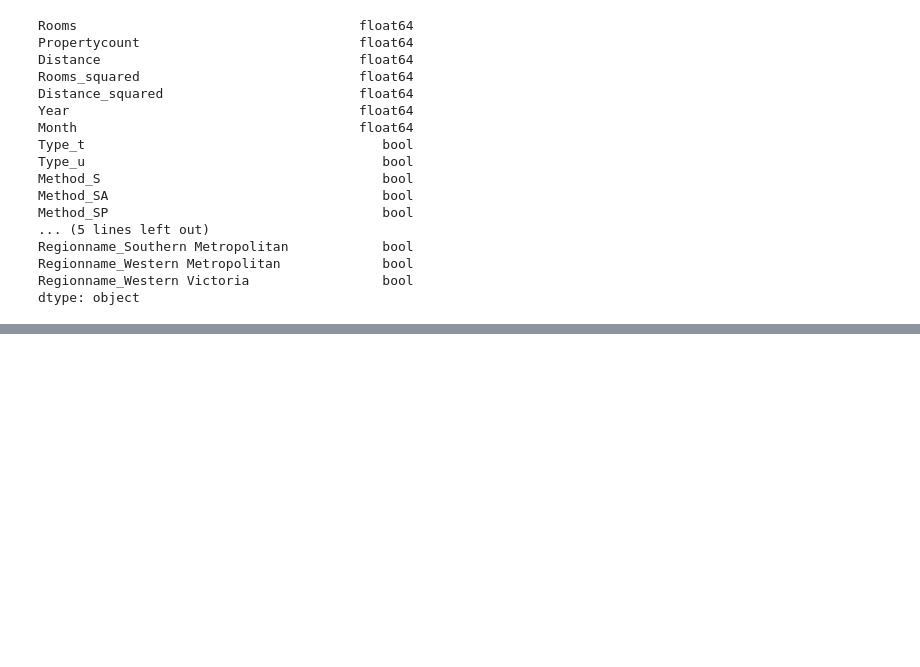
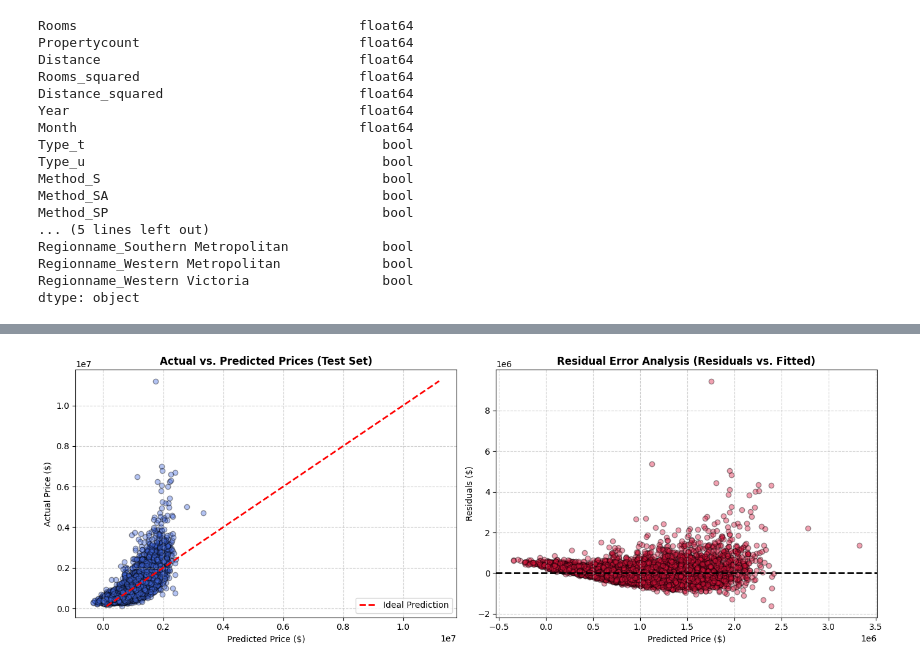
Before and after one commit to Dennnnnnnnnn/Machine-Learning-1, a Jupyter notebook: Lab1.ipynb, the cells around one changed output, grey strips where cells are left out. Cells and saved outputs as stored; diff of their text form; code cells hidden in the pictures; blank space fills up the shorter version.

```diff
--- a/Lab1.ipynb
+++ b/Lab1.ipynb
@@ -366,7 +371,7 @@ Regionname_Western Victoria                 bool
 dtype: object
 # %%
 #a2
-def fit_gradient_descent(X_inc, y, learning_rate=0.05, iterations=100000, tol=1e-9):
+def fit_gradient_descent(X_inc, y, learning_rate=0.05, iterations=100000, tol=1e-12):
     y_mean, y_std = y.mean(), y.std() #scale for faster convergence
     y_scaled = (y - y_mean) / y_std
 
@@ -609,21 +614,10 @@ Case 1: Refined model (18)   $393,191.20    $4,884.28  0.5524 0.0057
 # %%
-#3f
-#training and testing matrices with intercept
-X_tr_sig = np.hstack([np.ones((len(X_train), 1)), X_train[significant_cols].values.astype(float)])
-X_te_sig = np.hstack([np.ones((len(X_test), 1)), X_test[significant_cols].values.astype(float)])
-
 y_tr_vec = np.asarray(y_train_np, dtype=float)
 y_te_vec = np.asarray(y_test_np, dtype=float)
 
-#fit OLS
-beta_ols_final = np.linalg.pinv(X_tr_sig.T @ X_tr_sig) @ X_tr_sig.T @ y_tr_vec
-y_pred_ols = X_te_sig @ beta_ols_final #predict
-residuals_ols = y_te_vec - y_pred_ols
-
-#fit grad
-beta_gd_3f, iters_3f, _ = fit_gradient_descent(X_tr_sig, y_tr_vec)
-y_pred_gd = X_te_sig @ beta_gd_3f
-residuals_gd = y_te_vec - y_pred_gd
+test_results = []
+residuals_dict = {}
+y_preds_dict = {}
 
 def calculate_metrics(y_true, y_pred):
     res = y_true - y_pred
@@ -632,18 +626,64 @@ def calculate_metrics(y_true, y_pred):
     mape = np.mean(np.abs(res / y_true)) * 100
 
     ss_res = np.sum(res**2)
-    ss_tot = np.sum((y_true - np.mean(y_true))**2)
+    ss_tot = np.sum((y_true - np.mean(y_true)) ** 2)
     r2 = 1 - (ss_res / ss_tot)
     return mae, rmse, mape, r2
 
-mae_ols, rmse_ols, mape_ols, r2_ols = calculate_metrics(y_te_vec, y_pred_ols)
-mae_gd, rmse_gd, mape_gd, r2_gd = calculate_metrics(y_te_vec, y_pred_gd)
+for case_name, cols in feature_sets.items():
+    X_tr = np.hstack([np.ones((len(X_train), 1)), X_train[cols].values.astype(float)])
+    X_te = np.hstack([np.ones((len(X_test), 1)), X_test[cols].values.astype(float)])
 
-print("Test set performance:")
-print(f"Test MAE (OLS):  ${mae_ols:,.2f}")
-print(f"Test RMSE (OLS): ${rmse_ols:,.2f}")
-print(f"Test R² (OLS):   {r2_ols:.4f}")
-print(f"Test MAE (GD):  ${mae_gd:,.2f}")
-print(f"Test RMSE (GD): ${rmse_gd:,.2f}")
-print(f"Test R² (GD):   {r2_gd:.4f}")
+    beta_ols = np.linalg.pinv(X_tr.T @ X_tr) @ X_tr.T @ y_tr_vec #ols
+    y_pred_ols = X_te @ beta_ols
+    mae_o, rmse_o, mape_o, r2_o = calculate_metrics(y_te_vec, y_pred_ols)
+
+    if case_name.startswith("Case 1"):
+        y_preds_dict["OLS"] = y_pred_ols
+        residuals_dict["OLS"] = y_te_vec - y_pred_ols
+
+    test_results.append({
+        "Model Variant": case_name,
+        "Solver": "OLS",
+        "MAE ($)": f"${mae_o:,.2f}",
+        "RMSE ($)": f"${rmse_o:,.2f}",
+        "MAPE (%)": f"{mape_o:.2f}%",
+        "R²": f"{r2_o:.4f}",
+    })
+
+    beta_gd, _, _ = fit_gradient_descent(X_tr, y_tr_vec) #gd
+    y_pred_gd = X_te @ beta_gd
+    mae_g, rmse_g, mape_g, r2_g = calculate_metrics(y_te_vec, y_pred_gd)
+
+    test_results.append({
+        "Model Variant": case_name,
+        "Solver": "GD",
+        "MAE ($)": f"${mae_g:,.2f}",
+        "RMSE ($)": f"${rmse_g:,.2f}",
+        "MAPE (%)": f"{mape_g:.2f}%",
+        "R²": f"{r2_g:.4f}",
+    })
+
+df_test_summary = pd.DataFrame(test_results)
+print("Test dataset performance")
+print(df_test_summary.to_string(index=False))
+
+fig, axes = plt.subplots(1, 2, figsize=(14, 5))
+axes[0].scatter(y_preds_dict["OLS"], y_te_vec, alpha=0.4, color="royalblue", edgecolors="k")
+axes[0].plot([y_te_vec.min(), y_te_vec.max()], [y_te_vec.min(), y_te_vec.max()], "r--", lw=2, label="Ideal Prediction",)
+axes[0].set_title("Actual vs. Predicted Prices (Test Set)", fontweight="bold")
+axes[0].set_xlabel("Predicted Price ($)")
+axes[0].set_ylabel("Actual Price ($)")
+axes[0].legend()
+axes[0].grid(True, linestyle="--", alpha=0.6)
+
+axes[1].scatter(y_preds_dict["OLS"],residuals_dict["OLS"],alpha=0.4,color="crimson",edgecolors="k",)
+axes[1].axhline(0, color="black", linestyle="--", lw=2)
+axes[1].set_title("Residual Error Analysis (Residuals vs. Fitted)", fontweight="bold")
+axes[1].set_xlabel("Predicted Price ($)")
+axes[1].set_ylabel("Residuals ($)")
+axes[1].grid(True, linestyle="--", alpha=0.6)
+
+plt.tight_layout()
+plt.show()
 # %% [output]
@@ -656,0 +698 @@ Test R² (GD):   0.5243
+[figure, added]
```
Also changed, not shown: parts of 18 cells of this notebook, 1 other file.
